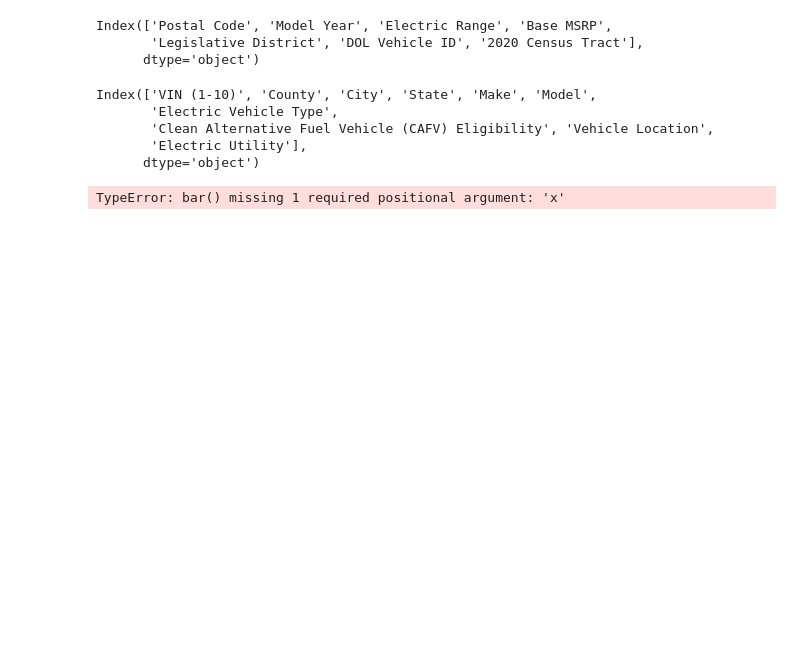
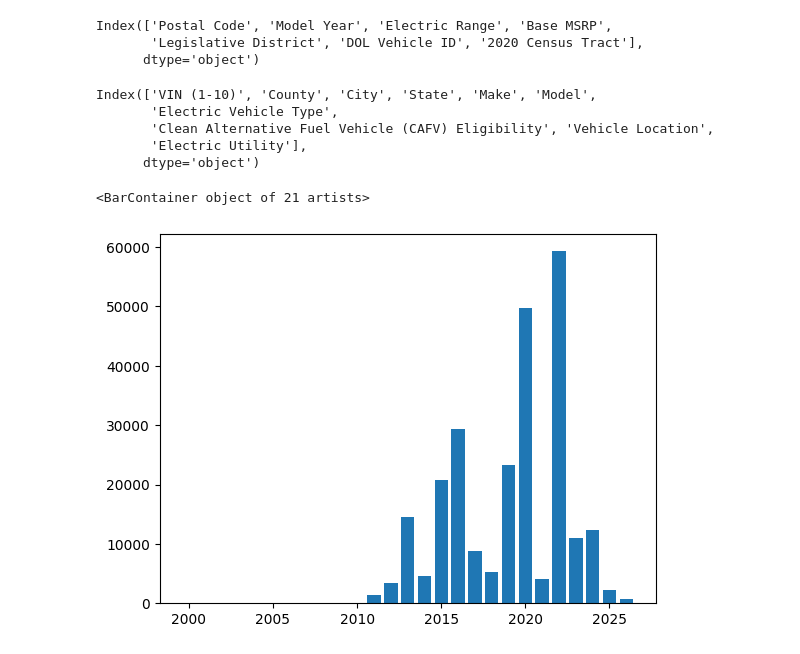
Before and after one commit to SachinSherki4/Data_Science, a Jupyter notebook: Pandas_practice/practice_1.ipynb, the cells around one changed output. Saved outputs shown, nothing was run; the diff lists cells and outputs as text; code cells hidden in the pictures; blank space fills up the shorter version.

```diff
--- a/Pandas_practice/practice_1.ipynb
+++ b/Pandas_practice/practice_1.ipynb
@@ -35,6 +55,7 @@ Index(['VIN (1-10)', 'County', 'City', 'State', 'Make', 'Model',
        'Electric Utility'],
       dtype='object')
 # %%
-plt.bar(x=vehicle_data['Model Year'].unique() ,height=vehicle_data['Model Year'].value_counts)
+plt.bar(x=vehicle_data['Model Year'].unique() ,height=vehicle_data['Model Year'].value_counts())
 # %% [output]
-TypeError: bar() missing 1 required positional argument: 'x'
+<BarContainer object of 21 artists>
+[figure, added]
```
Also changed, not shown: parts of 5 cells of this notebook, 3 other files.
